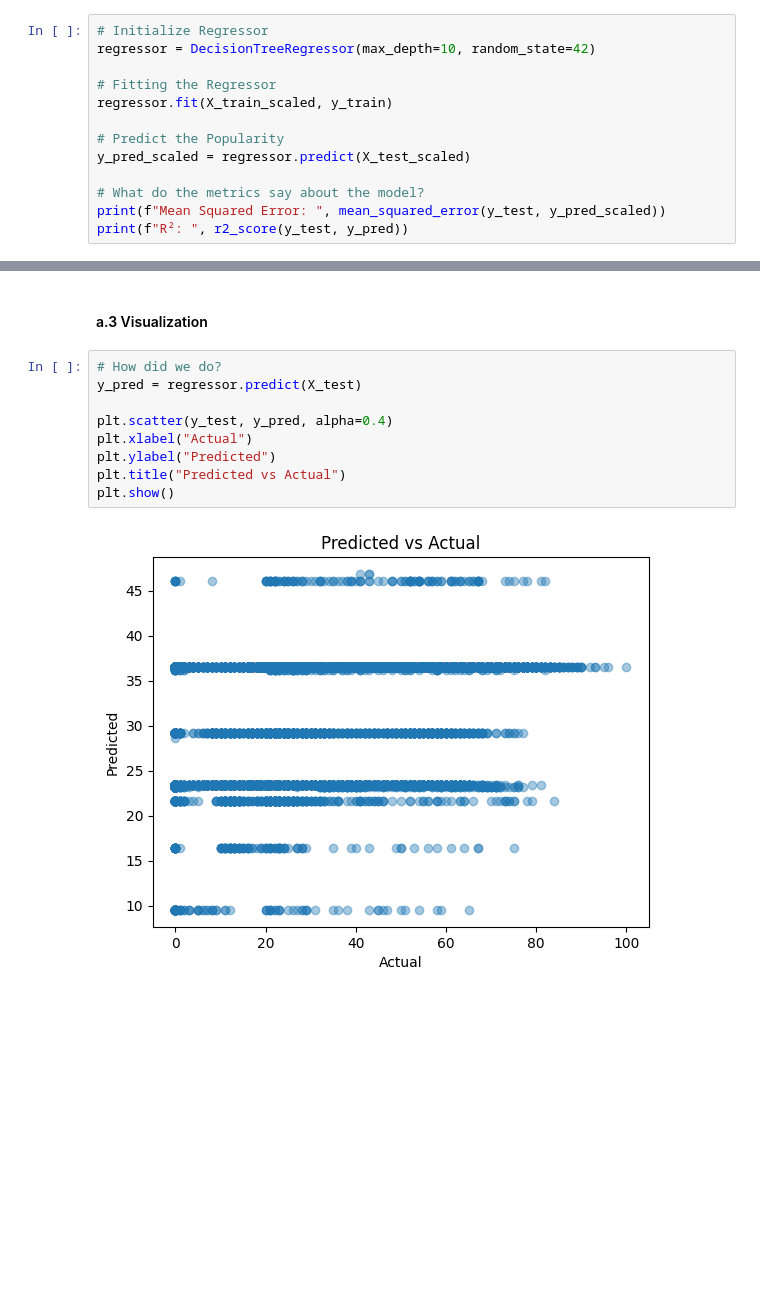
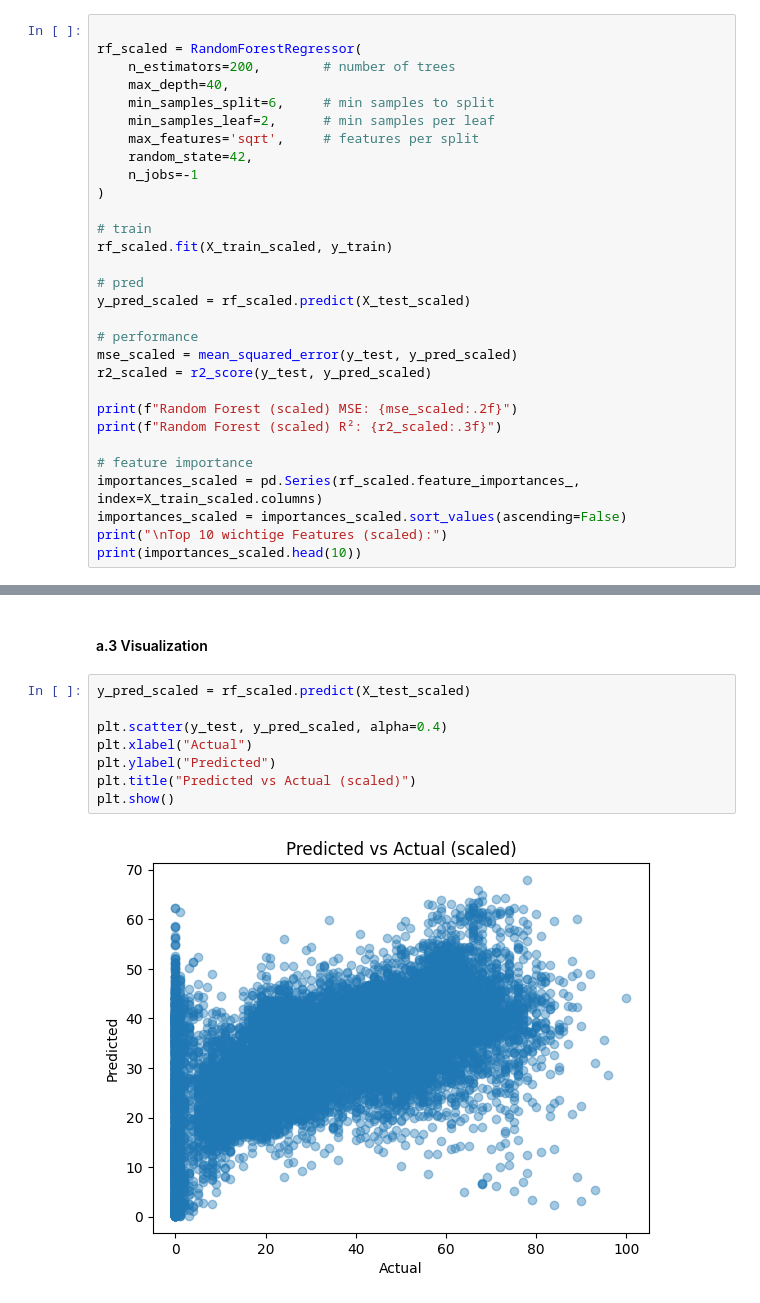
Before and after one commit to clara-opp/datamining_group12, a Jupyter notebook: DataMining.ipynb, the cells around one changed output, grey strips where cells are left out. Drawn from its saved outputs; the diff is of its cells as text; blank space fills up the shorter version.

Commit message:
first version of random forest

```diff
--- a/DataMining.ipynb
+++ b/DataMining.ipynb
@@ -46,16 +77,33 @@ R²:  0.14385424830594873
 # %% [markdown]
 #### a.2 Scaled Data
 # %%
-# Initialize Regressor
-regressor = DecisionTreeRegressor(max_depth=10, random_state=42)
 
-# Fitting the Regressor
-regressor.fit(X_train_scaled, y_train)
+rf_scaled = RandomForestRegressor(
+    n_estimators=200,        # number of trees
+    max_depth=40,
+    min_samples_split=6,     # min samples to split
+    min_samples_leaf=2,      # min samples per leaf
+    max_features='sqrt',     # features per split
+    random_state=42,
+    n_jobs=-1
+)
 
-# Predict the Popularity
-y_pred_scaled = regressor.predict(X_test_scaled)
+# train
+rf_scaled.fit(X_train_scaled, y_train)
 
-# What do the metrics say about the model?
-print(f"Mean Squared Error: ", mean_squared_error(y_test, y_pred_scaled))
-print(f"R²: ", r2_score(y_test, y_pred))
+# pred
+y_pred_scaled = rf_scaled.predict(X_test_scaled)
+
+# performance
+mse_scaled = mean_squared_error(y_test, y_pred_scaled)
+r2_scaled = r2_score(y_test, y_pred_scaled)
+
+print(f"Random Forest (scaled) MSE: {mse_scaled:.2f}")
+print(f"Random Forest (scaled) R²: {r2_scaled:.3f}")
+
+# feature importance
+importances_scaled = pd.Series(rf_scaled.feature_importances_, index=X_train_scaled.columns)
+importances_scaled = importances_scaled.sort_values(ascending=False)
+print("\nTop 10 wichtige Features (scaled):")
+print(importances_scaled.head(10))
 # %% [output]
@@ -64,13 +125,12 @@ R²:  0.14385424830594873
 # %% [markdown]
 #### a.3 Visualization
 # %%
-# How did we do?
-y_pred = regressor.predict(X_test)
+y_pred_scaled = rf_scaled.predict(X_test_scaled)
 
-plt.scatter(y_test, y_pred, alpha=0.4)
+plt.scatter(y_test, y_pred_scaled, alpha=0.4)
 plt.xlabel("Actual")
 plt.ylabel("Predicted")
-plt.title("Predicted vs Actual")
+plt.title("Predicted vs Actual (scaled)")
 plt.show()
 # %% [output]
-[figure, old version]
+[figure, new version]
```
Also changed, not shown: parts of 3 cells of this notebook.
